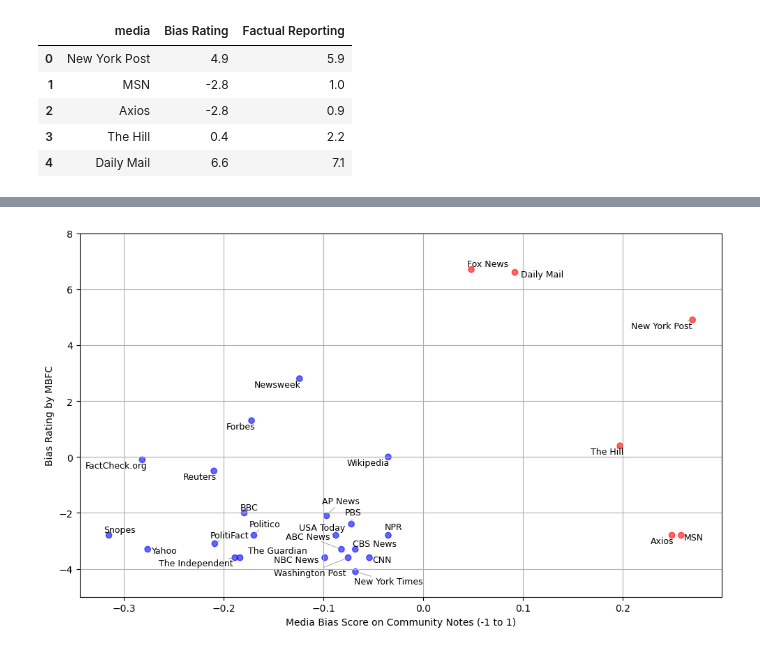
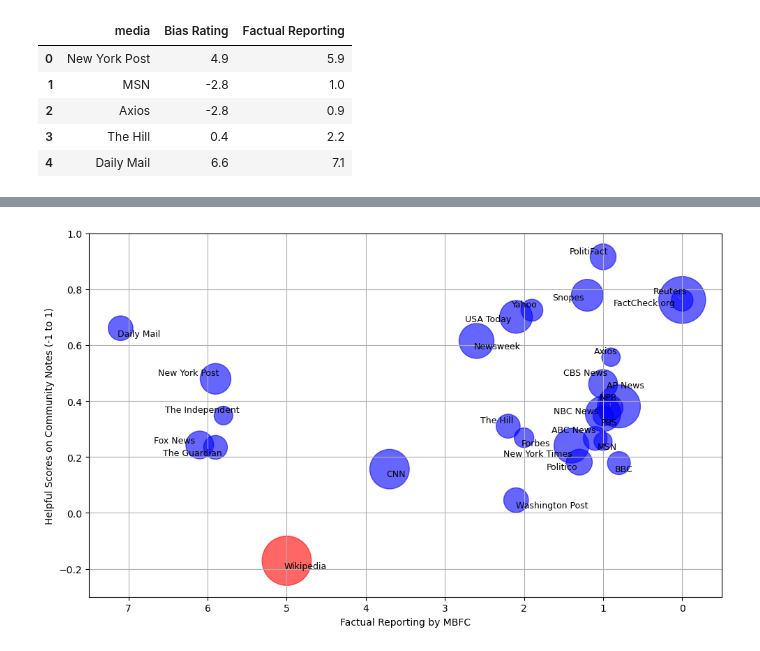
Before and after one commit to kminesaki/CommunityNotes-CiteNet, a Jupyter notebook: notebook/3_1_mbfc_comparison.ipynb, the cells around one changed output, grey strips where cells are left out. Saved outputs shown, nothing was run; the diff lists cells and outputs as text; code cells hidden in the pictures.

```diff
--- a/notebook/3_1_mbfc_comparison.ipynb
+++ b/notebook/3_1_mbfc_comparison.ipynb
@@ -100,8 +100,8 @@ helpful_merge = pd.merge(helpful_score[["media", "mean", "total"]], df[["media",
 # %%
 # filter out rows with NaN values in 'Bias Rating' (filter out new media sources not in MBFC dataset)
 filtered_df = media_bias_merge[
-    media_bias_merge["mean"].apply(np.isfinite) &
-    media_bias_merge["Bias Rating"].apply(np.isfinite)
+    media_bias_merge["Bias Rating"].apply(np.isfinite) &
+    media_bias_merge["mean"].apply(np.isfinite)
 ]
 
 
@@ -112,8 +112,8 @@ colors = filtered_df["mean"].apply(
 
 plt.figure(figsize=(10, 6))
 plt.scatter(
+    filtered_df["Bias Rating"],
     filtered_df["mean"],
-    filtered_df["Bias Rating"],
     s=filtered_df["total"] * 10,
     c=colors,
     alpha=0.6
@@ -122,7 +122,7 @@ plt.scatter(
 texts = []
 for i, row in filtered_df.iterrows():
     texts.append(
-        plt.text(row["mean"], row["Bias Rating"], row["media"],
+        plt.text(row["Bias Rating"], row["mean"], row["media"],
                  fontsize=9, ha='center', va='center')
     )
 
@@ -130,9 +130,9 @@ adjust_text(texts,
             arrowprops=dict(arrowstyle='->', color='gray', lw=0.5),
             only_move={'points': 'y', 'text': 'y'})
 
-plt.xlabel("Media Bias Score on Community Notes (-1 to 1)")
-plt.ylabel("Bias Rating by MBFC")
-plt.ylim(-5, 8)
+plt.ylabel("Media Bias Score on Community Notes (-1 to 1)")
+plt.xlabel("Bias Rating by MBFC")
+#plt.ylim(-5, 8)
 plt.grid(True)
 plt.tight_layout()
 plt.savefig("../figure/media_bias_comparison.png", dpi = 300)
@@ -142,42 +162,42 @@ plt.show()
 # %%
 # filter out rows with NaN values in 'Bias Rating' (filter out new media sources not in MBFC dataset)
-filtered_df = media_bias_merge[
-    media_bias_merge["mean"].apply(np.isfinite) &
-    media_bias_merge["Bias Rating"].apply(np.isfinite)
+filtered_df = helpful_merge[
+    helpful_merge["mean"].apply(np.isfinite) &
+    helpful_merge["Factual Reporting"].apply(np.isfinite)
 ]
 
 
 colors = filtered_df["mean"].apply(
-    lambda x: "red" if x > 0 else ("blue" if x < 0 else "gray")
+    lambda x: "blue" if x > 0 else ("red" if x < 0 else "gray")
 )
 
 
 plt.figure(figsize=(10, 6))
 plt.scatter(
+    filtered_df["Factual Reporting"],
     filtered_df["mean"],
-    filtered_df["Bias Rating"],
-    #s=filtered_df["total"] * 10,
+    s=filtered_df["total"] * 10,
     c=colors,
     alpha=0.6
 )
 
 texts = []
 for i, row in filtered_df.iterrows():
     texts.append(
-        plt.text(row["mean"], row["Bias Rating"], row["media"],
+        plt.text(row["Factual Reporting"], row["mean"], row["media"],
                  fontsize=9, ha='center', va='center')
     )
 
 adjust_text(texts,
             arrowprops=dict(arrowstyle='->', color='gray', lw=0.5),
             only_move={'points': 'y', 'text': 'y'})
 
-plt.xlabel("Media Bias Score on Community Notes (-1 to 1)")
-plt.ylabel("Bias Rating by MBFC")
-plt.ylim(-5, 8)
+plt.ylabel("Helpful Scores on Community Notes (-1 to 1)")
+plt.xlabel("Factual Reporting by MBFC")
+plt.ylim(-0.3, 1)
+plt.xlim(7.5, -0.5)
 plt.grid(True)
 plt.tight_layout()
-plt.savefig("../figure/media_bias_comparison_vr2.png", dpi = 300)
 plt.show()
 # %% [output]
-[figure, old version]
+[figure, new version]
```
Also changed, not shown: parts of 8 cells of this notebook.
